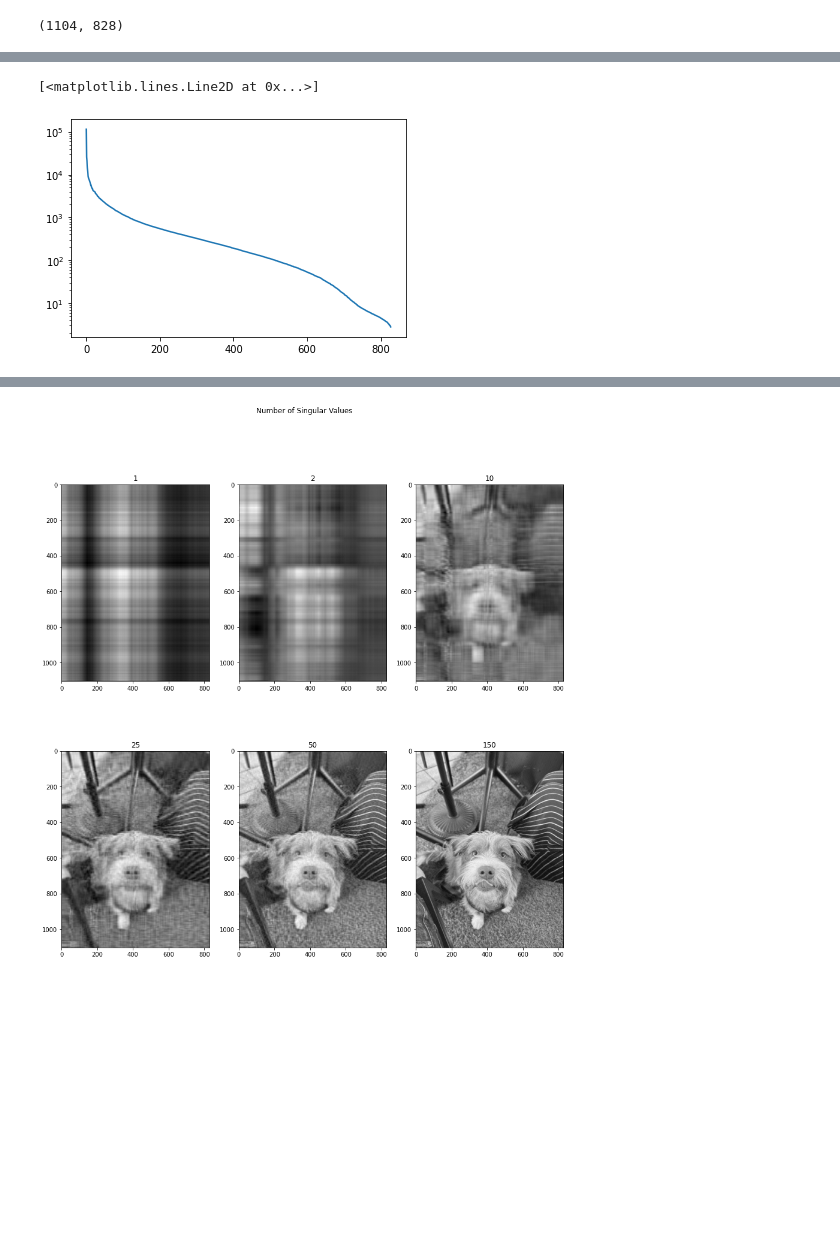
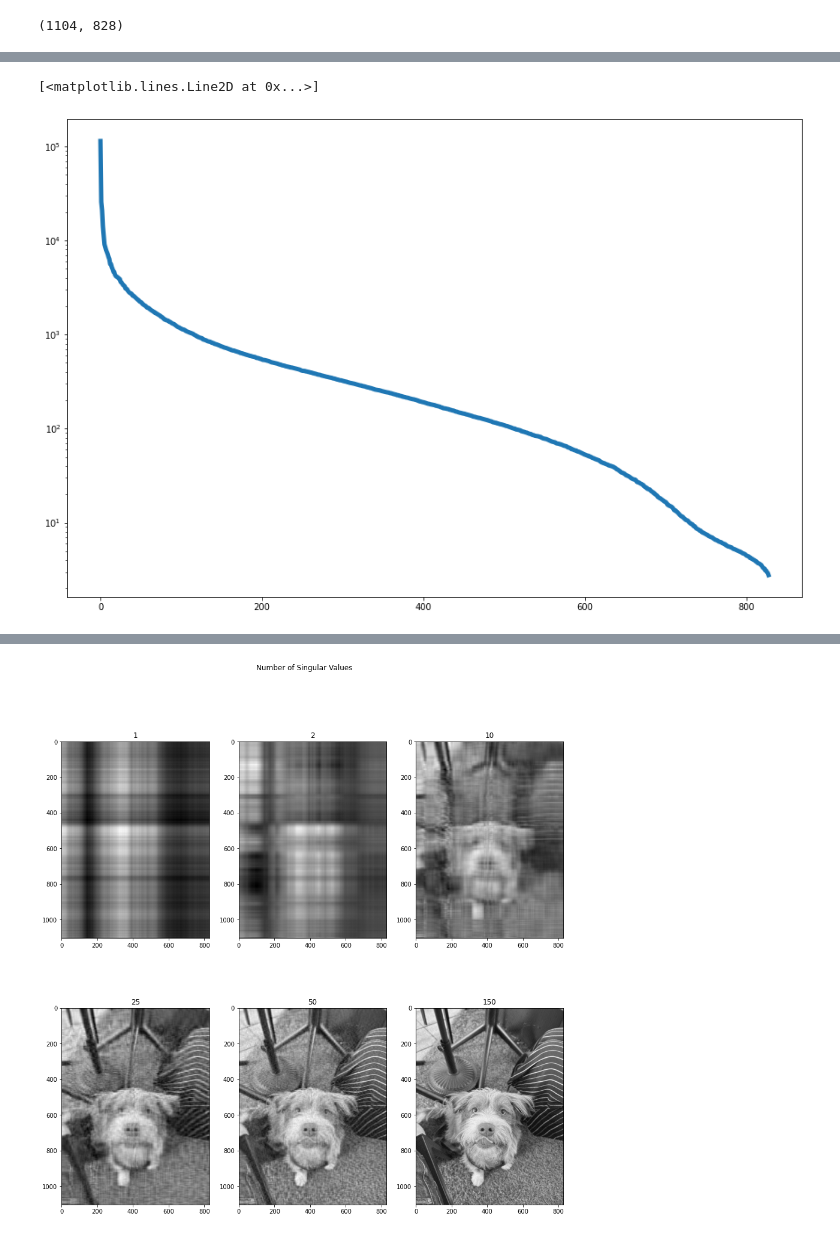
Before and after one commit to djclancy/Math535_Fall23, a Jupyter notebook: Chapter2/SVD image compression.ipynb, the cells around one changed output, grey strips where cells are left out. Cells and saved outputs as stored; diff of their text form; code cells hidden in the pictures; blank space fills up the shorter version.

```diff
--- a/Chapter2/SVD image compression.ipynb
+++ b/Chapter2/SVD image compression.ipynb
@@ -44,6 +46,7 @@ print(V.shape)
 # %%
+plt.figure(figsize = (15,10))
 plt.yscale('log')
-plt.plot([t for t in range(828)], Sigma)
+plt.plot([t for t in range(828)], Sigma,linewidth = 5 )
 # %% [output]
 [<matplotlib.lines.Line2D at 0x...>]
-[figure, old version]
+[figure, new version]
```
Also changed, not shown: parts of 3 cells of this notebook, 1 other file.
